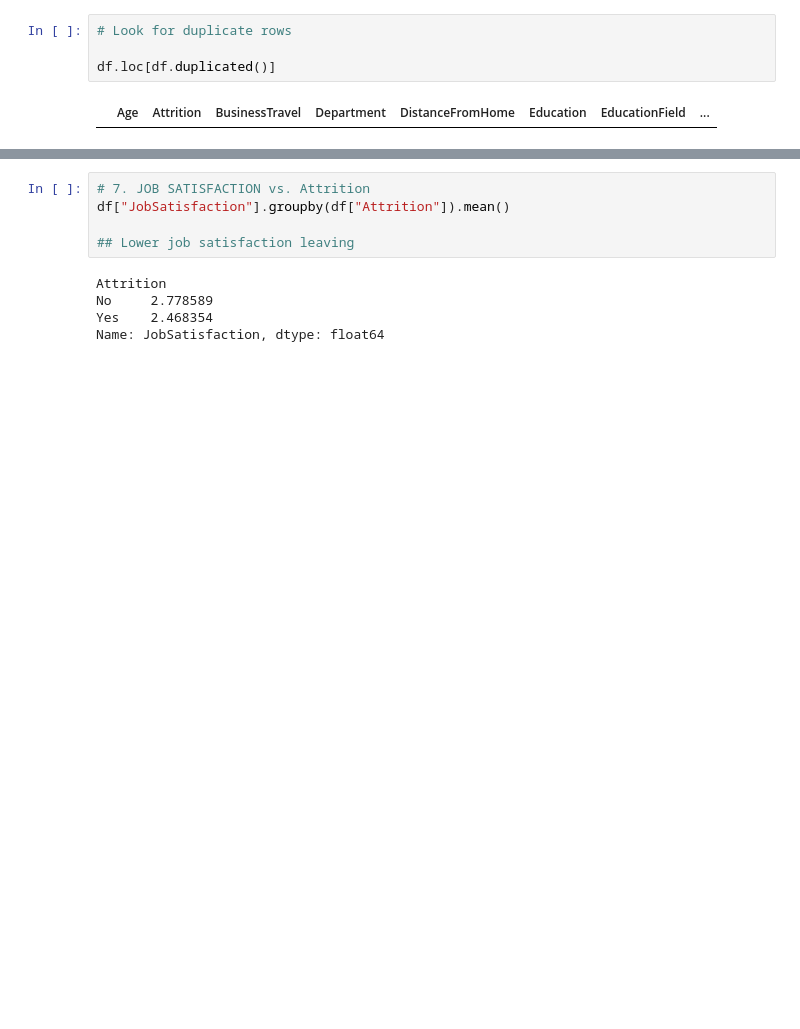
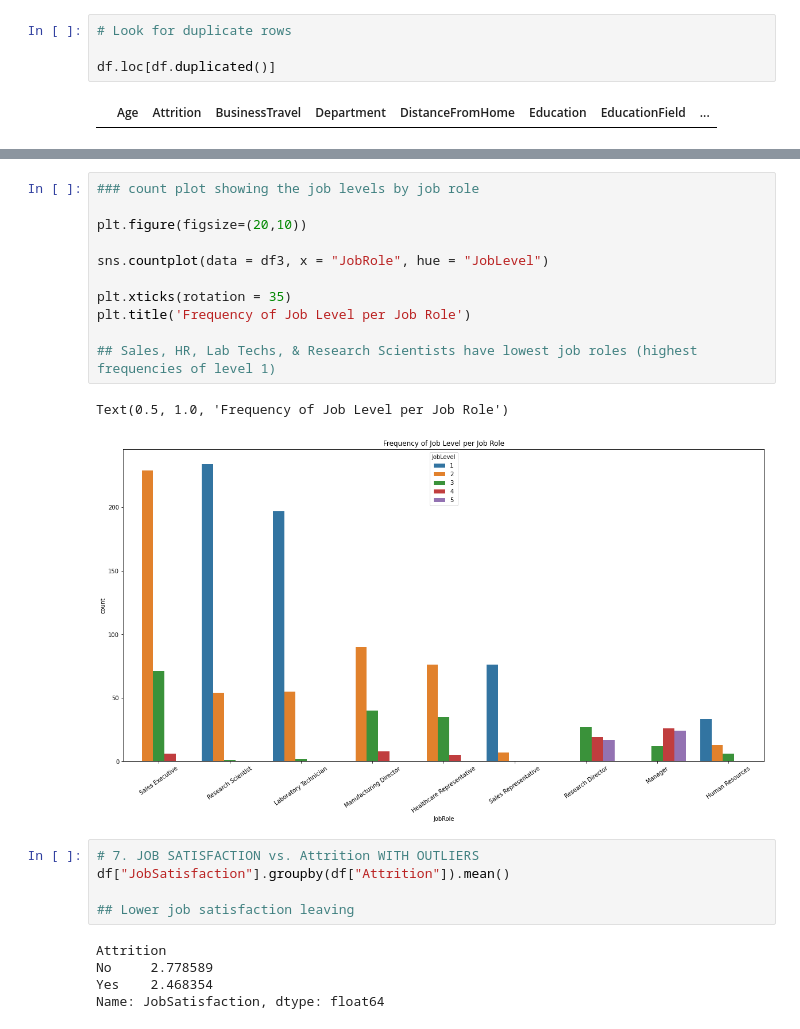
Before and after one commit to anitawahi/DataAnalyticsPractitioner22, a Jupyter notebook: IBM Project (1).ipynb, the cells around one changed output, grey strips where cells are left out. Saved outputs shown, nothing was run; the diff lists cells and outputs as text; blank space fills up the shorter version.

```diff
--- a/IBM Project (1).ipynb
+++ b/IBM Project (1).ipynb
@@ -578,5 +662,19 @@ Name: JobLevel, dtype: float64
+# %%
+### count plot showing the job levels by job role
+
+plt.figure(figsize=(20,10))
+
+sns.countplot(data = df3, x = "JobRole", hue = "JobLevel")
+
+plt.xticks(rotation = 35)
+plt.title('Frequency of Job Level per Job Role')
+
+## Sales, HR, Lab Techs, & Research Scientists have lowest job roles (highest frequencies of level 1)
+# %% [output]
+Text(0.5, 1.0, 'Frequency of Job Level per Job Role')
+[figure, added]
 # %%
-# 7. JOB SATISFACTION vs. Attrition
+# 7. JOB SATISFACTION vs. Attrition WITH OUTLIERS
 df["JobSatisfaction"].groupby(df["Attrition"]).mean()
 
 ## Lower job satisfaction leaving
```
Also changed, not shown: parts of 141 cells of this notebook.
